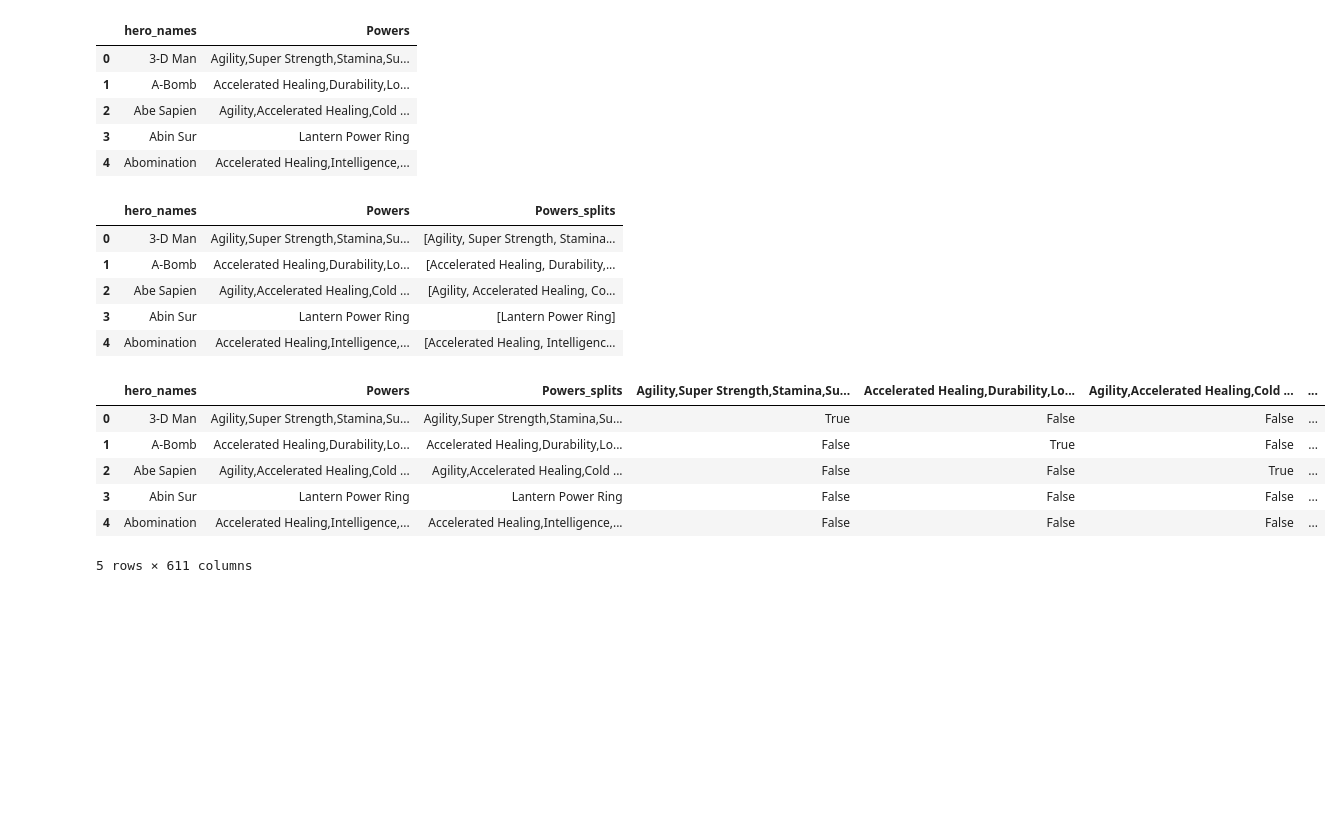
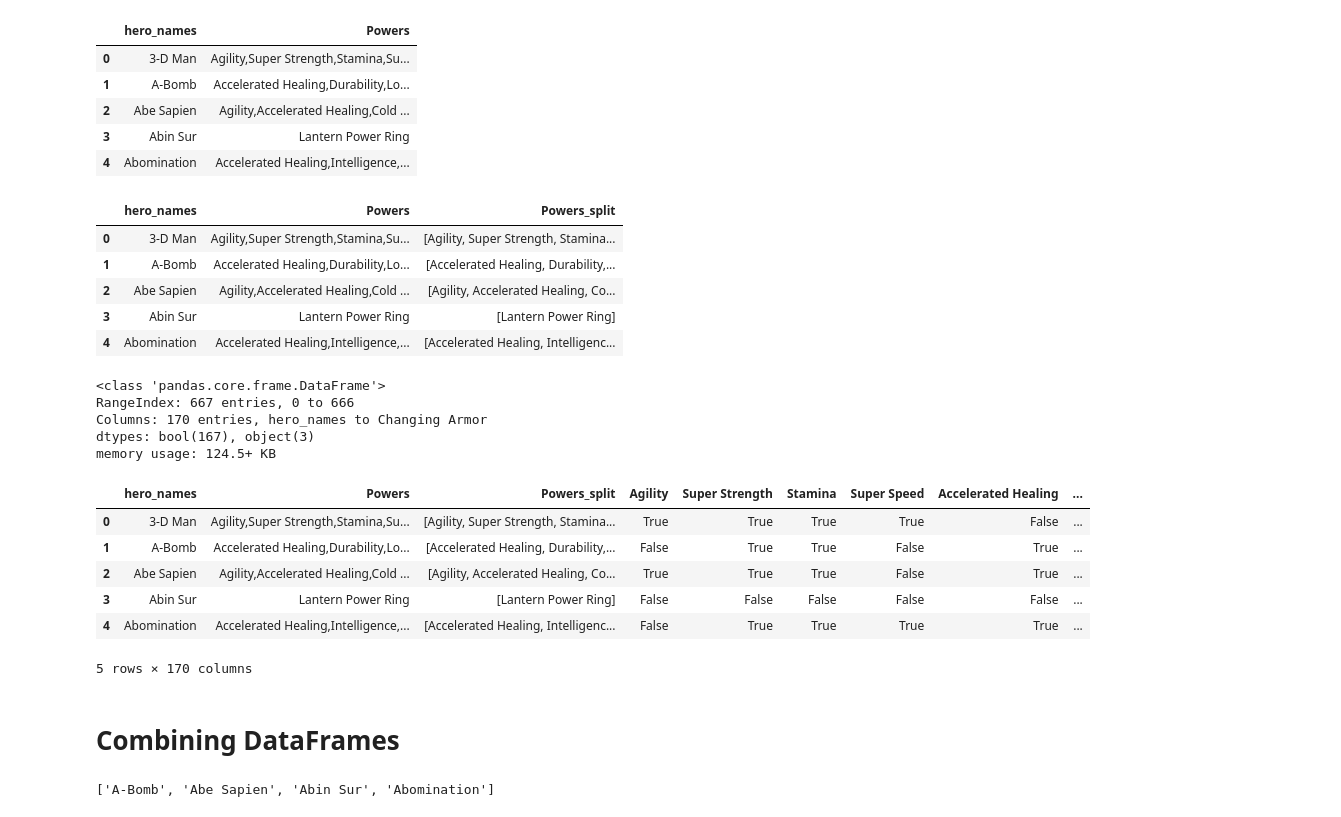
Before and after one commit to cole-beach/Applying-Advanced-Transformations, a Jupyter notebook: Applying Advanced Transformations.ipynb, the cells around one changed output. Drawn from its saved outputs; the diff is of its cells as text; code cells hidden in the pictures; blank space fills up the shorter version.

```diff
--- a/Applying Advanced Transformations.ipynb
+++ b/Applying Advanced Transformations.ipynb
@@ -148,10 +148,10 @@ memory usage: 10.5+ KB
 | 3 | Abin Sur | Lantern Power Ring |
 | 4 | Abomination | Accelerated Healing,Intelligence,... |
 # %%
-superhero_powers['Powers_splits'] = superhero_powers['Powers'].str.split(pat=",")
+superhero_powers['Powers_split'] = superhero_powers['Powers'].str.split(pat=',',n=0)
 superhero_powers.head()
 # %% [output]
-|  | hero_names | Powers | Powers_splits |
+|  | hero_names | Powers | Powers_split |
 | 0 | 3-D Man | Agility,Super Strength,Stamina,Su... | [Agility, Super Strength, Stamina... |
 | 1 | A-Bomb | Accelerated Healing,Durability,Lo... | [Accelerated Healing, Durability,... |
 | 2 | Abe Sapien | Agility,Accelerated Healing,Cold ... | [Agility, Accelerated Healing, Co... |
@@ -159,20 +159,34 @@ superhero_powers.head()
 | 4 | Abomination | Accelerated Healing,Intelligence,... | [Accelerated Healing, Intelligenc... |
 # %%
 ## exploding the column of lists
-exploded = superhero_powers.explode('Powers_splits')
-exploded[['Powers_splits']]
+exploded = superhero_powers.explode('Powers_split')
 
 ## saving the unique values from the exploded column
-cols_to_make = exploded['Powers_splits'].dropna().unique()
+cols_to_make = exploded['Powers_split'].dropna().unique()
 
 for col in cols_to_make:
     superhero_powers[col] = superhero_powers['Powers'].str.contains(col)
+superhero_powers.info()
 superhero_powers.head()
 # %% [output]
+<class 'pandas.core.frame.DataFrame'>
+RangeIndex: 667 entries, 0 to 666
+Columns: 170 entries, hero_names to Changing Armor
+dtypes: bool(167), object(3)
+memory usage: 124.5+ KB
-|  | hero_names | Powers | Powers_splits | Agility,Super Strength,Stamina,Su... | Accelerated Healing,Durability,Lo... | Agility,Accelerated Healing,Cold ... | ... |
-| 0 | 3-D Man | Agility,Super Strength,Stamina,Su... | Agility,Super Strength,Stamina,Su... | True | False | False | ... |
-| 1 | A-Bomb | Accelerated Healing,Durability,Lo... | Accelerated Healing,Durability,Lo... | False | True | False | ... |
-| 2 | Abe Sapien | Agility,Accelerated Healing,Cold ... | Agility,Accelerated Healing,Cold ... | False | False | True | ... |
-| 3 | Abin Sur | Lantern Power Ring | Lantern Power Ring | False | False | False | ... |
-| 4 | Abomination | Accelerated Healing,Intelligence,... | Accelerated Healing,Intelligence,... | False | False | False | ... |
+|  | hero_names | Powers | Powers_split | Agility | Super Strength | Stamina | Super Speed | Accelerated Healing | ... |
+| 0 | 3-D Man | Agility,Super Strength,Stamina,Su... | [Agility, Super Strength, Stamina... | True | True | True | True | False | ... |
+| 1 | A-Bomb | Accelerated Healing,Durability,Lo... | [Accelerated Healing, Durability,... | False | True | True | False | True | ... |
+| 2 | Abe Sapien | Agility,Accelerated Healing,Cold ... | [Agility, Accelerated Healing, Co... | True | True | True | False | True | ... |
+| 3 | Abin Sur | Lantern Power Ring | [Lantern Power Ring] | False | False | False | False | False | ... |
+| 4 | Abomination | Accelerated Healing,Intelligence,... | [Accelerated Healing, Intelligenc... | False | True | True | True | True | ... |
-5 rows × 611 columns
+5 rows × 170 columns
+# %% [markdown]
+# Combining DataFrames
+# %%
+# superhero_info dataset
+## get the Hero(id) information
+unique_ids = sorted(superhero_info['Hero'].unique())
+unique_ids[:4]
+# %% [output]
+['A-Bomb', 'Abe Sapien', 'Abin Sur', 'Abomination']
```
Also changed, not shown: parts of 1 cell of this notebook.
